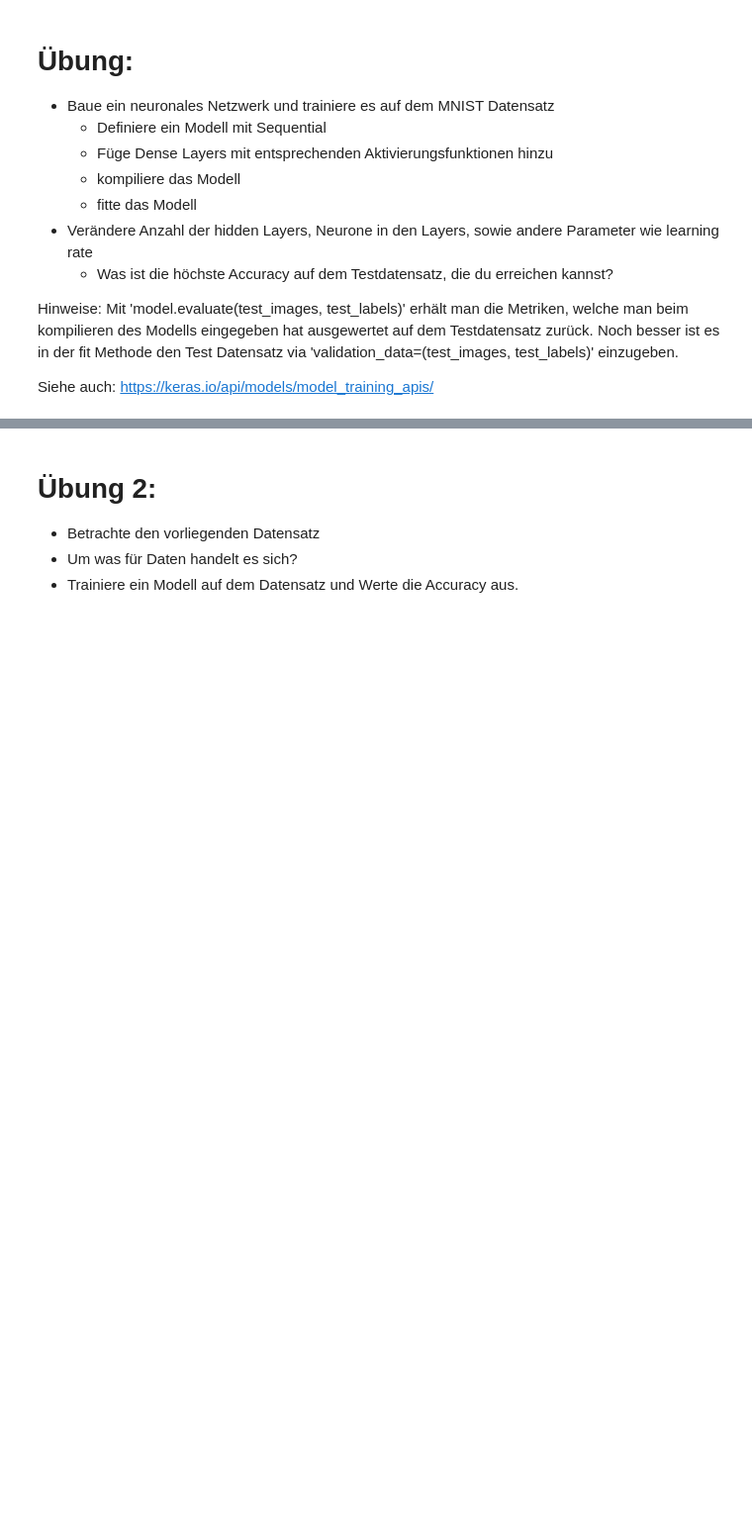
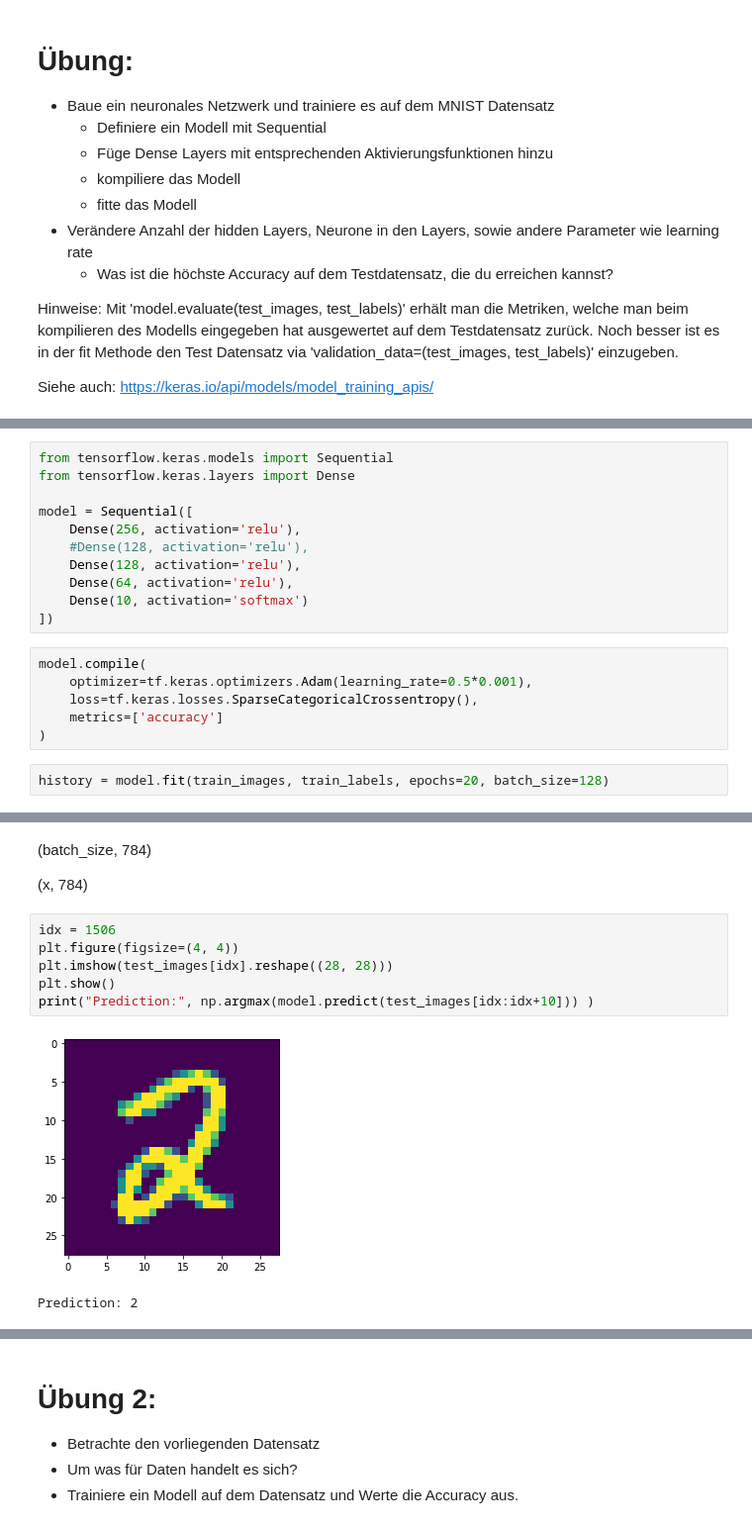
Before and after one commit to pmayd/GfU_DeepLearning_2021, a Jupyter notebook: Tag2/02_ClassificationNN.ipynb, the cells around one changed output, grey strips where cells are left out. Shown at 99% size. Saved outputs shown, nothing was run; the diff lists cells and outputs as text; blank space fills up the shorter version.

```diff
--- a/Tag2/02_ClassificationNN.ipynb
+++ b/Tag2/02_ClassificationNN.ipynb
@@ -210,0 +248,19 @@ Siehe auch: https://keras.io/api/models/model_training_apis/
+# %%
+from tensorflow.keras.models import Sequential
+from tensorflow.keras.layers import Dense
+
+model = Sequential([
+    Dense(256, activation='relu'),
+    #Dense(128, activation='relu'),
+    Dense(128, activation='relu'),
+    Dense(64, activation='relu'),
+    Dense(10, activation='softmax')
+])
+# %%
+model.compile(
+    optimizer=tf.keras.optimizers.Adam(learning_rate=0.5*0.001),
+    loss=tf.keras.losses.SparseCategoricalCrossentropy(),
+    metrics=['accuracy']
+)
+# %%
+history = model.fit(train_images, train_labels, epochs=20, batch_size=128)
@@ -210,0 +316,13 @@ Siehe auch: https://keras.io/api/models/model_training_apis/
+# %% [markdown]
+(batch_size, 784)
+
+(x, 784)
+# %%
+idx = 1506
+plt.figure(figsize=(4, 4))
+plt.imshow(test_images[idx].reshape((28, 28)))
+plt.show()
+print("Prediction:", np.argmax(model.predict(test_images[idx:idx+10])) )
+# %% [output]
+[figure, added]
+Prediction: 2
```
Also changed, not shown: parts of 25 cells of this notebook, 3 other files.
